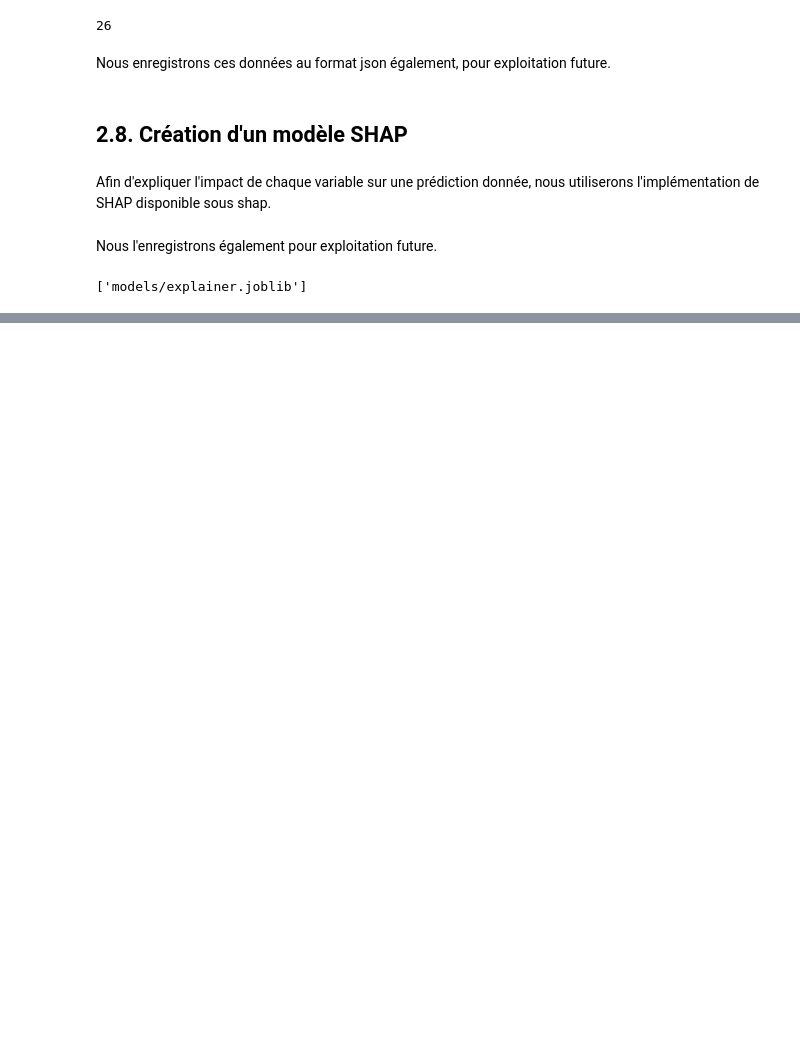
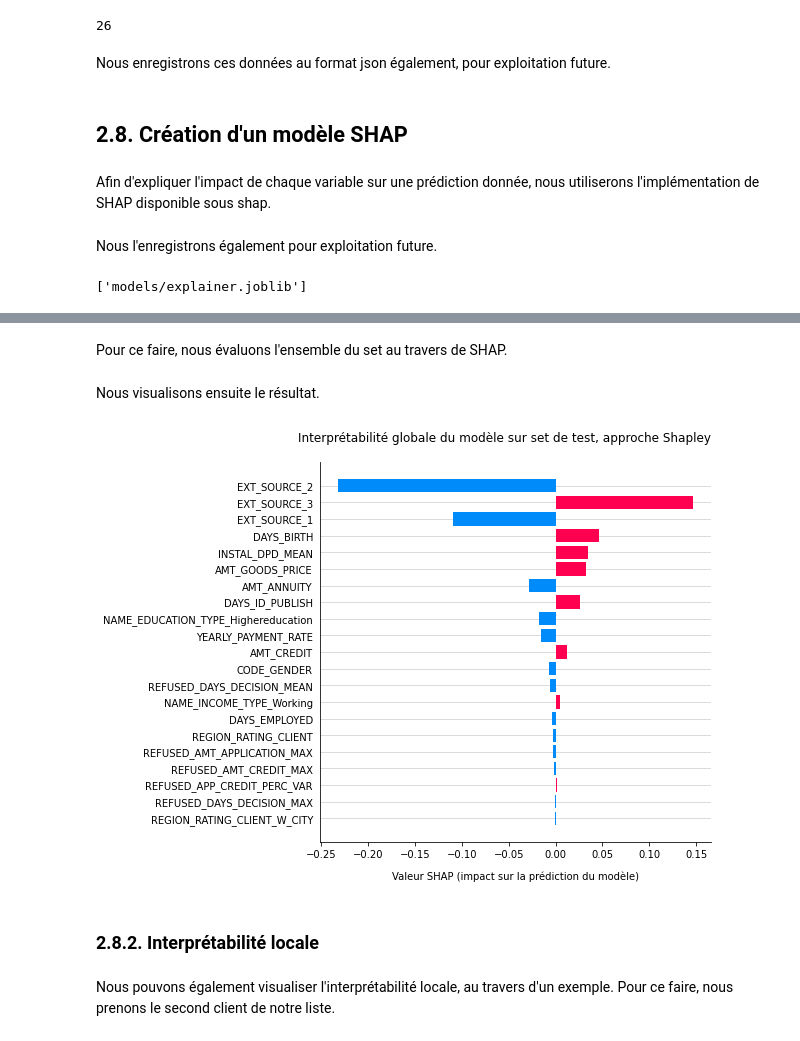
Before and after one commit to SPariente/credit_model_dashboard, a Jupyter notebook: 1. modelisation.ipynb, the cells around one changed output, grey strips where cells are left out. Cells and saved outputs as stored; diff of their text form; code cells hidden in the pictures; blank space fills up the shorter version.

Commit message:
Ajout de l'interprétabilité par SHAP

```diff
--- a/1. modelisation.ipynb
+++ b/1. modelisation.ipynb
@@ -1175,0 +1185,53 @@ joblib.dump(explainer, 'models/explainer.joblib')
+# %%
+data_set.set_index('SK_ID_CURR', inplace=True)
+data_set.index = data_set.index.astype('str')
+# %% [markdown]
+Pour ce faire, nous évaluons l'ensemble du set au travers de SHAP.
+# %%
+shap_values = explainer(data_set,
+                        batch_size='auto',
+                        max_evals=max(2*model.model.n_features_in_+1, 50))
+# %% [markdown]
+Nous visualisons ensuite le résultat.
+# %%
+shap_val_df = pd.DataFrame(
+    shap_values.values[0][:,1].reshape(-1,1),
+    index=features,
+    columns=['SHAP_imp'])
+
+shap_val_df.sort_values(by='SHAP_imp',
+                        axis=0,
+                        # ascending=False,
+                        key=lambda x: abs(x),
+                        inplace=True
+                       )
+
+shap_cols = [shap.plots.colors.red_rgb if x>0 else shap.plots.colors.blue_rgb for x in shap_val_df['SHAP_imp']]
+# %%
+fig, ax = plt.subplots(figsize=(7,7))
+
+plt.barh(
+    width=shap_val_df['SHAP_imp'],
+    y=shap_val_df.index,
+    color=shap_cols
+)
+
+ax.xaxis.set_ticks_position('bottom')
+ax.yaxis.set_ticks_position('none')
+ax.spines['right'].set_visible(False)
+ax.spines['top'].set_visible(False)
+ax.set_xlabel("Valeur SHAP (impact sur la prédiction du modèle)", labelpad=12)
+ax.set_title("Interprétabilité globale du modèle sur set de test, approche Shapley",
+             pad=20, loc='right')
+ax.grid(True, axis='y', color='lightgrey')
+ax.set_axisbelow(True)
+
+fig.savefig('shap_global.png', bbox_inches='tight')
+
+plt.show()
+# %% [output]
+[figure, added]
+# %% [markdown]
+### 2.8.2. Interprétabilité locale
+# %% [markdown]
+Nous pouvons également visualiser l'interprétabilité locale, au travers d'un exemple. Pour ce faire, nous prenons le second client de notre liste.
```
Also changed, not shown: parts of 7 cells of this notebook.
